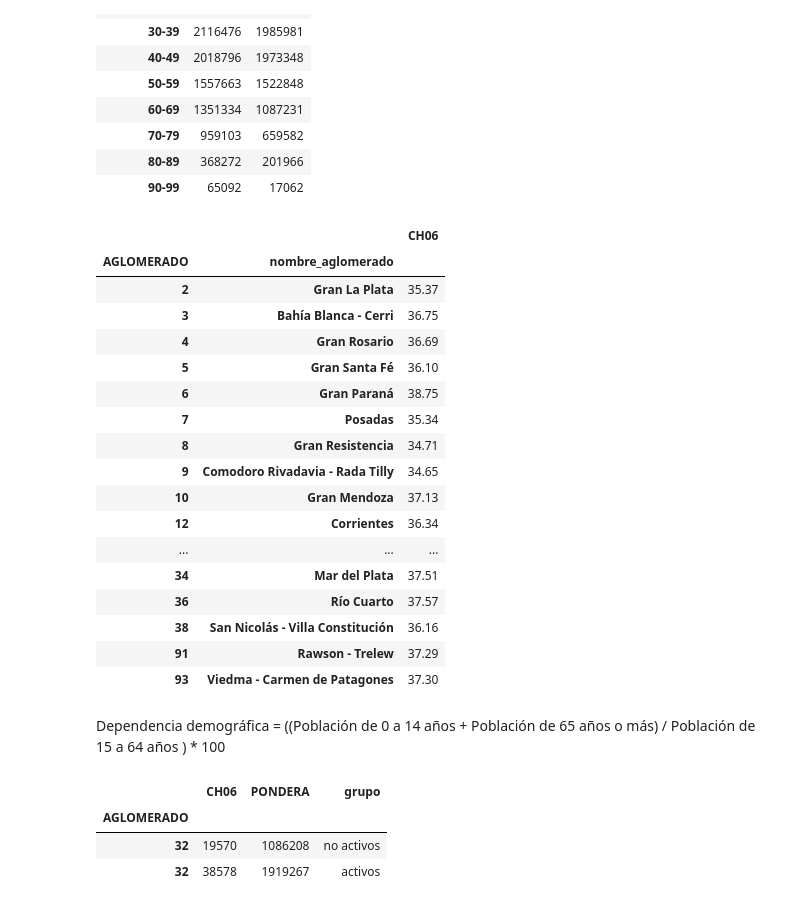
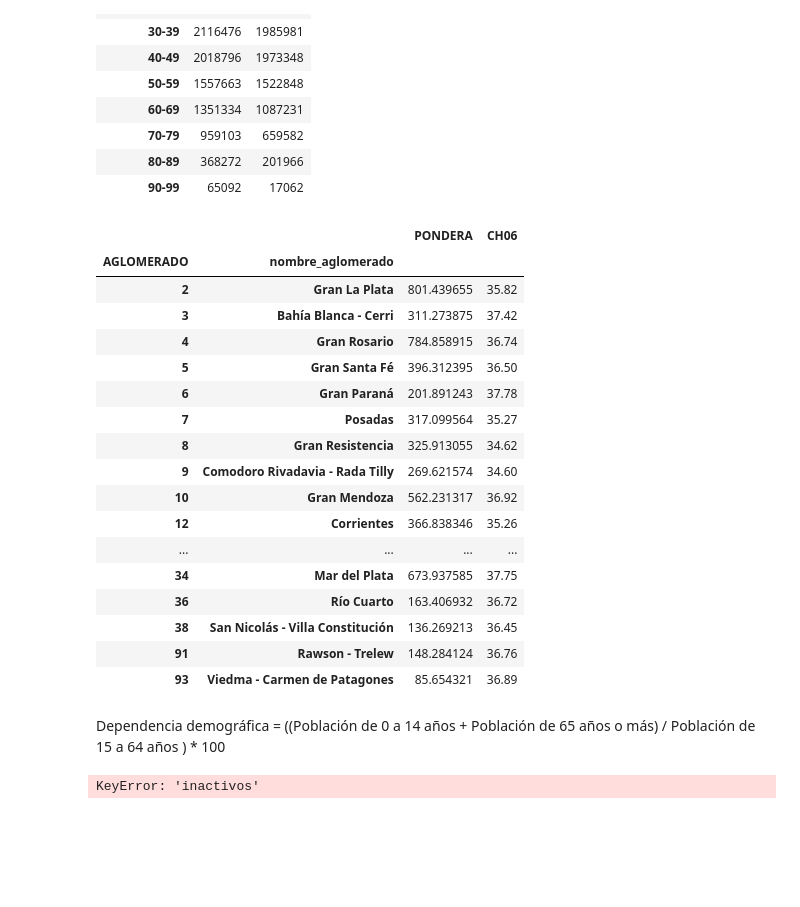
Before and after one commit to noguesan/TP_Integrado_lenguajes, a Jupyter notebook: src/caracteristicas_demograficas_test.ipynb, the cells around one changed output. Saved outputs shown, nothing was run; the diff lists cells and outputs as text; code cells hidden in the pictures; blank space fills up the shorter version.

```diff
--- a/src/caracteristicas_demograficas_test.ipynb
+++ b/src/caracteristicas_demograficas_test.ipynb
@@ -52,8 +52,7 @@ def nombre_aglomerado(codigo):
 # %%
 archivo_clean_path = DATA_CLEAN_PATH / "usu_clean_individual.csv"
 df = pd.read_csv(archivo_clean_path, delimiter=",",low_memory=False)
-df = df[df["ANO4"] == 2024]
-df = df[df["TRIMESTRE"] == 2]
+
 df
 # %% [output]
 |  | CODUSU | ANO4 | TRIMESTRE | NRO_HOGAR | COMPONENTE | H15 | REGION | MAS_500 | AGLOMERADO | PONDERA | ... |
@@ -164,48 +163,53 @@ df_ult_anio = df[df["ANO4"] == ultimo_anio]
 ultimo_trim = int(df_ult_anio["TRIMESTRE"].unique().max())
 df_reciente = df_ult_anio[df_ult_anio["TRIMESTRE"] == ultimo_trim]
 # %%
-df_aglomerado = df_ult_anio[["AGLOMERADO","CH06"]].copy()
+df_aglomerado = df[["AGLOMERADO","PONDERA","CH06"]].copy()
+
 df_aglomerado['nombre_aglomerado'] = df_aglomerado['AGLOMERADO'].astype(str).apply(nombre_aglomerado)
-df_aglomerado = df_aglomerado.groupby(["AGLOMERADO","nombre_aglomerado"]).mean("CH06")
+df_aglomerado = df_aglomerado.groupby(["AGLOMERADO","nombre_aglomerado",]).mean("CH06")
 df_aglomerado['CH06'] = df_aglomerado['CH06'].round(2)
 df_aglomerado
 # %% [output]
-|  |  | CH06 |
-| AGLOMERADO | nombre_aglomerado |  |
-| 2 | Gran La Plata | 35.37 |
-| 3 | Bahía Blanca - Cerri | 36.75 |
-| 4 | Gran Rosario | 36.69 |
-| 5 | Gran Santa Fé | 36.10 |
-| 6 | Gran Paraná | 38.75 |
-| 7 | Posadas | 35.34 |
-| 8 | Gran Resistencia | 34.71 |
-| 9 | Comodoro Rivadavia - Rada Tilly | 34.65 |
-| 10 | Gran Mendoza | 37.13 |
-| 12 | Corrientes | 36.34 |
-| ... | ... | ... |
-| 34 | Mar del Plata | 37.51 |
-| 36 | Río Cuarto | 37.57 |
-| 38 | San Nicolás - Villa Constitución | 36.16 |
-| 91 | Rawson - Trelew | 37.29 |
-| 93 | Viedma - Carmen de Patagones | 37.30 |
+|  |  | PONDERA | CH06 |
+| AGLOMERADO | nombre_aglomerado |  |  |
+| 2 | Gran La Plata | 801.439655 | 35.82 |
+| 3 | Bahía Blanca - Cerri | 311.273875 | 37.42 |
+| 4 | Gran Rosario | 784.858915 | 36.74 |
+| 5 | Gran Santa Fé | 396.312395 | 36.50 |
+| 6 | Gran Paraná | 201.891243 | 37.78 |
+| 7 | Posadas | 317.099564 | 35.27 |
+| 8 | Gran Resistencia | 325.913055 | 34.62 |
+| 9 | Comodoro Rivadavia - Rada Tilly | 269.621574 | 34.60 |
+| 10 | Gran Mendoza | 562.231317 | 36.92 |
+| 12 | Corrientes | 366.838346 | 35.26 |
+| ... | ... | ... | ... |
+| 34 | Mar del Plata | 673.937585 | 37.75 |
+| 36 | Río Cuarto | 163.406932 | 36.72 |
+| 38 | San Nicolás - Villa Constitución | 136.269213 | 36.45 |
+| 91 | Rawson - Trelew | 148.284124 | 36.76 |
+| 93 | Viedma - Carmen de Patagones | 85.654321 | 36.89 |
 # %% [markdown]
 Dependencia demográfica = ((Población de 0 a 14 años + Población de 65 años o más) / Población de 15 a 64 años ) * 100
 # %%
 aglo_seleccionado = 32
 # %%
-df_activos = df[(df["AGLOMERADO"] == aglo_seleccionado) & (df["CH06"].between(15,64,inclusive="both")) ][["AGLOMERADO","CH06","PONDERA"]].copy()
-df_not_activos = df[(df["AGLOMERADO"] == aglo_seleccionado) & ( ~df["CH06"].between(15,64,inclusive="both")) ][["AGLOMERADO","CH06","PONDERA"]].copy()
+df_activos = df[(df["AGLOMERADO"] == aglo_seleccionado) & (df["CH06"].between(15,64,inclusive="both")) ][["ANO4","TRIMESTRE","PONDERA"]].copy()
+df_inactivos = df[(df["AGLOMERADO"] == aglo_seleccionado) & ( ~df["CH06"].between(15,64,inclusive="both")) ][["ANO4","TRIMESTRE","PONDERA"]].copy()
 
-df_activos = df_activos.groupby(["AGLOMERADO"]).sum("PONDERA")
-df_not_activos = df_not_activos.groupby(["AGLOMERADO"]).sum("PONDERA")
+df_activos = df_activos.groupby(["ANO4","TRIMESTRE"]).sum("PONDERA").reset_index()
+df_inactivos = df_inactivos.groupby(["ANO4","TRIMESTRE"]).sum("PONDERA").reset_index()
 
-df_not_activos["grupo"] = "no activos"
 df_activos["grupo"] = "activos"
+df_inactivos["grupo"] = "inactivos"
 
-df_union = pd.concat([df_not_activos, df_activos])
+df_union = pd.concat([df_inactivos, df_activos])
+
+df_union['periodo'] = df_union['ANO4'].astype(str) + 'T' + df_union['TRIMESTRE'].astype(str)
+df_union = df_union[["PONDERA","grupo","periodo"]]
+
+df_union = df_union.pivot(index="grupo",columns="periodo",values="PONDERA")
+
+df_union["cociente"] = (df_union["inactivos"] / df_union["activos"] * 100).round(2)
 df_union
 # %% [output]
-|  | CH06 | PONDERA | grupo |
-| AGLOMERADO |  |  |  |
-| 32 | 19570 | 1086208 | no activos |
-| 32 | 38578 | 1919267 | activos |
+KeyError: 'inactivos'
```
Also changed, not shown: parts of 3 cells of this notebook, 1 other file.
